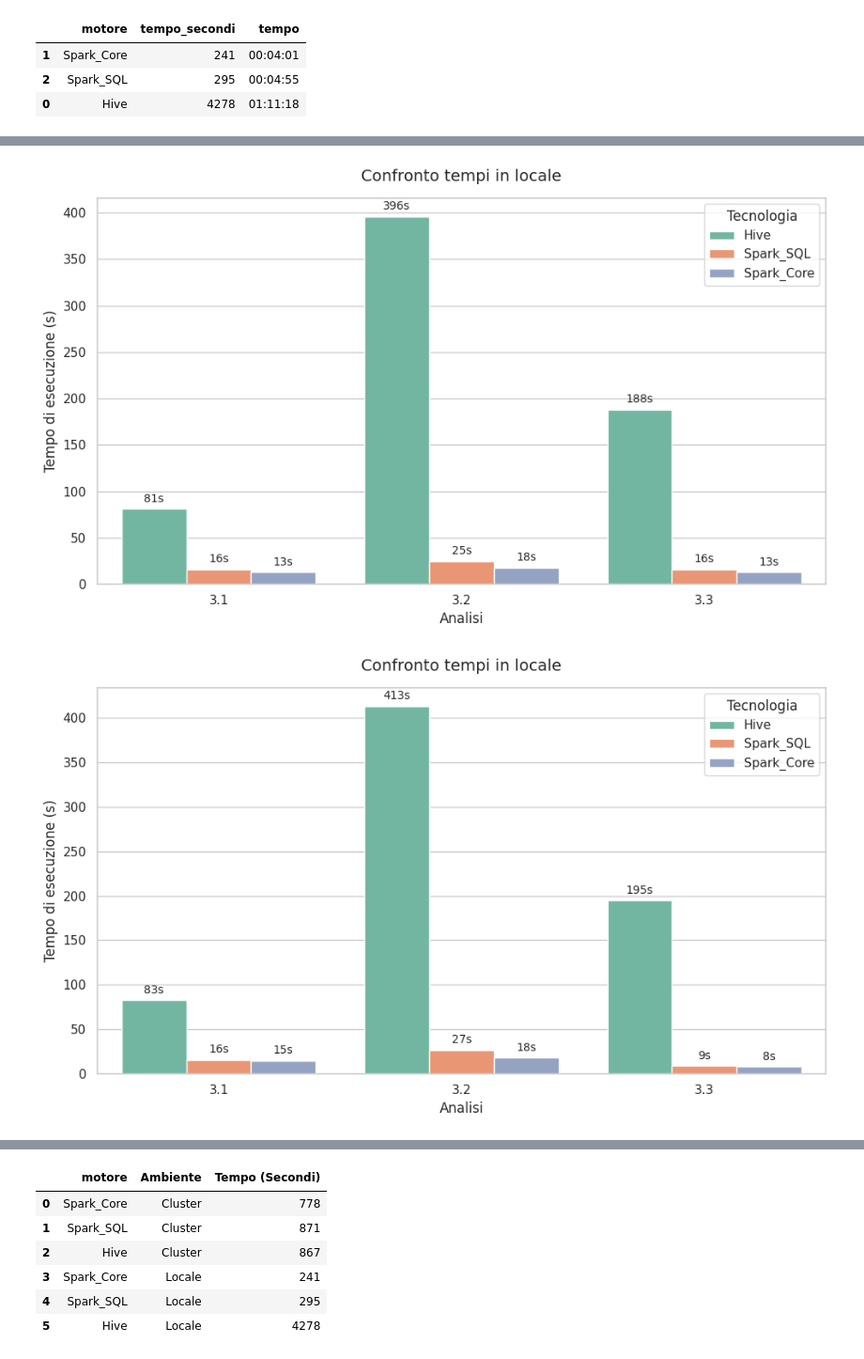
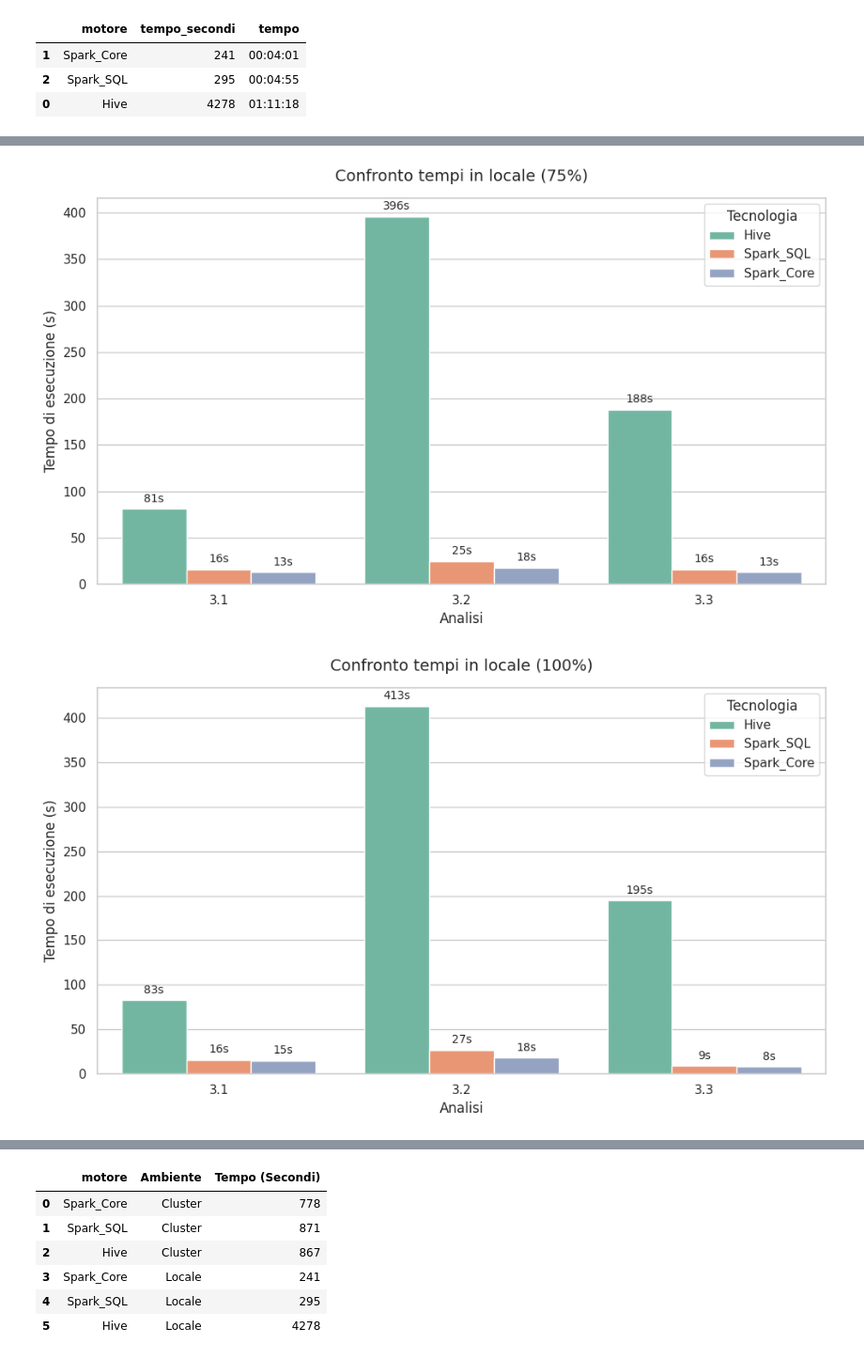
Before and after one commit to andymacale/secondo_progetto_big_data, a Jupyter notebook: notebook/grafici.ipynb, the cells around one changed output, grey strips where cells are left out. Shown at 94% size. Drawn from its saved outputs; the diff is of its cells as text; code cells hidden in the pictures.

```diff
--- a/notebook/grafici.ipynb
+++ b/notebook/grafici.ipynb
@@ -86,6 +86,8 @@ totali_motore_locale
 | 0 | Hive | 4278 | 01:11:18 |
 # %%
 sns.set_theme(style="whitegrid")
+testo_locale = "in locale"
+testo_cluster = "sul cluster"
 # %%
 def grafico(df, testo):
     percentuali = sorted(df['percentuale'].unique())
@@ -103,7 +105,7 @@ def grafico(df, testo):
             palette='Set2'
         )
 
-        plt.title(f'Confronto tempi {testo}', fontsize=14, pad=15)
+        plt.title(f'Confronto tempi {testo} ({perc}%)', fontsize=14, pad=15)
         plt.xlabel('Analisi', fontsize=12)
         plt.ylabel('Tempo di esecuzione (s)', fontsize=12)
 
@@ -120,5 +122,5 @@ def grafico(df, testo):
         plt.tight_layout()
         plt.show()
 # %%
-grafico(df_locale, "in locale")
+grafico(df_locale, testo_locale)
 # %% [output]
@@ -128,2 +130,2 @@ grafico(df_locale, "in locale")
-[figure, old version]
+[figure, new version]
-[figure, old version]
+[figure, new version]
```
Also changed, not shown: parts of 6 cells of this notebook, 1 other file.
